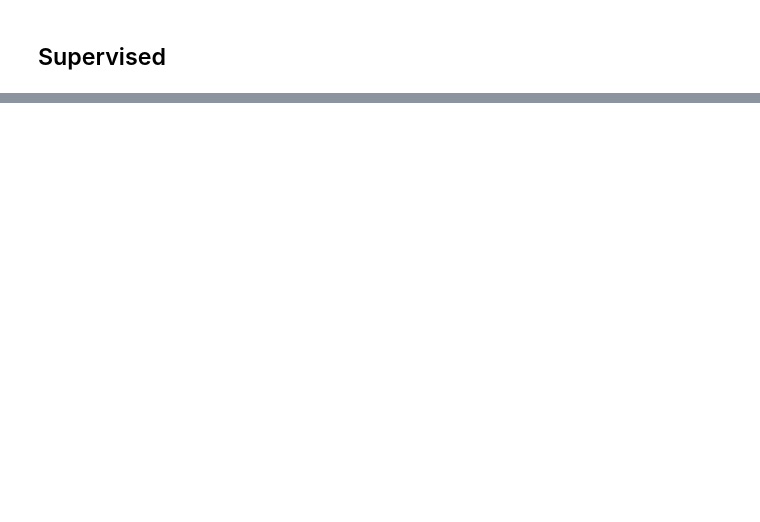
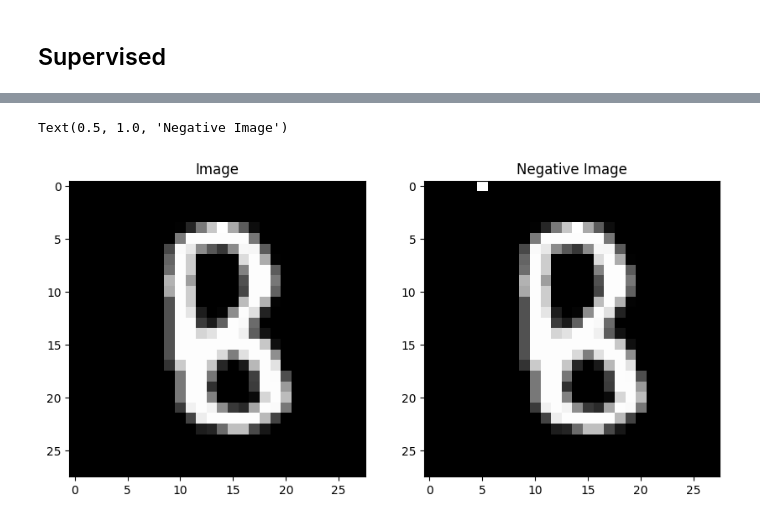
Before and after one commit to LukasMahieu/forward-forward-algorithm, a Jupyter notebook: notebooks/0. lm_test_datagen.ipynb, the cells around one changed output, grey strips where cells are left out. Drawn from its saved outputs; the diff is of its cells as text; code cells hidden in the pictures; blank space fills up the shorter version.

```diff
--- a/notebooks/0. lm_test_datagen.ipynb
+++ b/notebooks/0. lm_test_datagen.ipynb
@@ -106,2 +103,13 @@ Text(0.5, 1.0, 'Image 2')
 # %% [markdown]
 ## Supervised
+# %%
+def create_positive_sample(image: torch.Tensor, label: int):
+    """Create a positive sample by taking an image and replacing the first 10 pixels by a one of N representation of the label"""
+    modified_image = image.clone()
+    modified_image[:, 0, :10] = image.min() # ensure no overlap with number
+    modified_image[:,0,label] = image.max()
+    return modified_image
+
+# Create a positive sample
+image, label = train_dataset[random.randint(0, len(train_dataset) - 1)]
+positive_image = create_positive_sample(image, label)
@@ -107,0 +126,25 @@ Text(0.5, 1.0, 'Image 2')
+# %%
+def create_negative_sample(image: torch.Tensor, label: int):
+    """Create a negative sample by taking an image and replacing the first 10 pixels by a one of N representation of a different label"""
+    choices = list(range(10))
+    choices.remove(label)
+    dif_label = random.choice(choices)
+
+    modified_image = image.clone()
+    modified_image[:, 0, :10] = image.min() # ensure no overlap with number
+    modified_image[:,0,dif_label] = image.max()
+    return modified_image
+
+# Create a negative sample
+image, label = train_dataset[random.randint(0, len(train_dataset) - 1)]
+negative_image = create_negative_sample(image, label)
+# %%
+# Plot the negative image and the modified image
+fig, ax = plt.subplots(1, 2, figsize=(10, 5))
+ax[0].imshow(image.squeeze(), cmap="gray")
+ax[0].set_title("Image")
+ax[1].imshow(negative_image.squeeze(), cmap="gray")
+ax[1].set_title("Negative Image")
+# %% [output]
+Text(0.5, 1.0, 'Negative Image')
+[figure, added]
```
Also changed, not shown: parts of 4 cells of this notebook.
